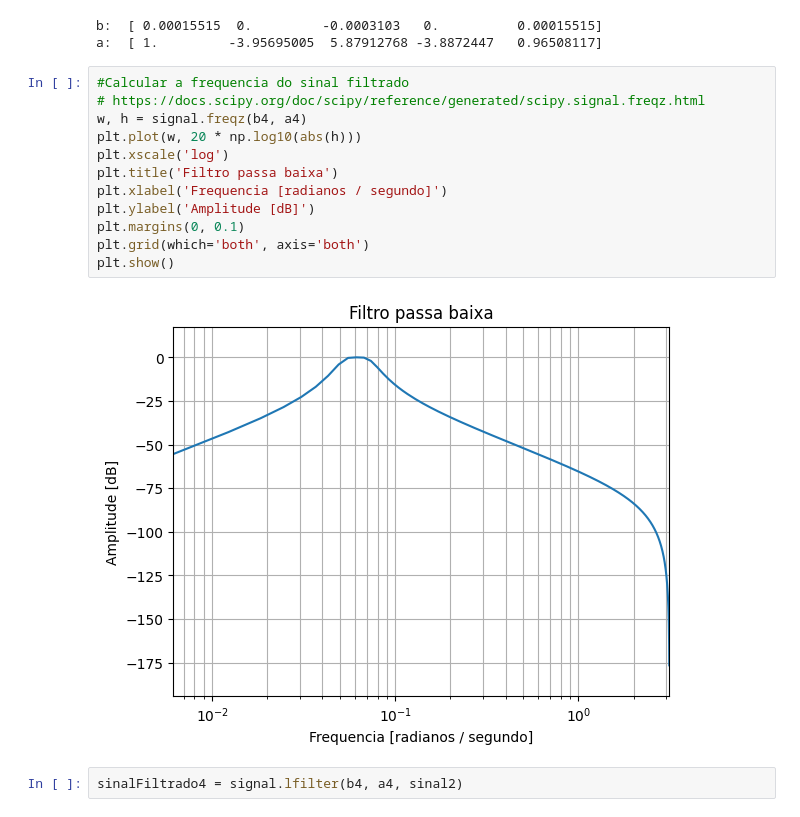
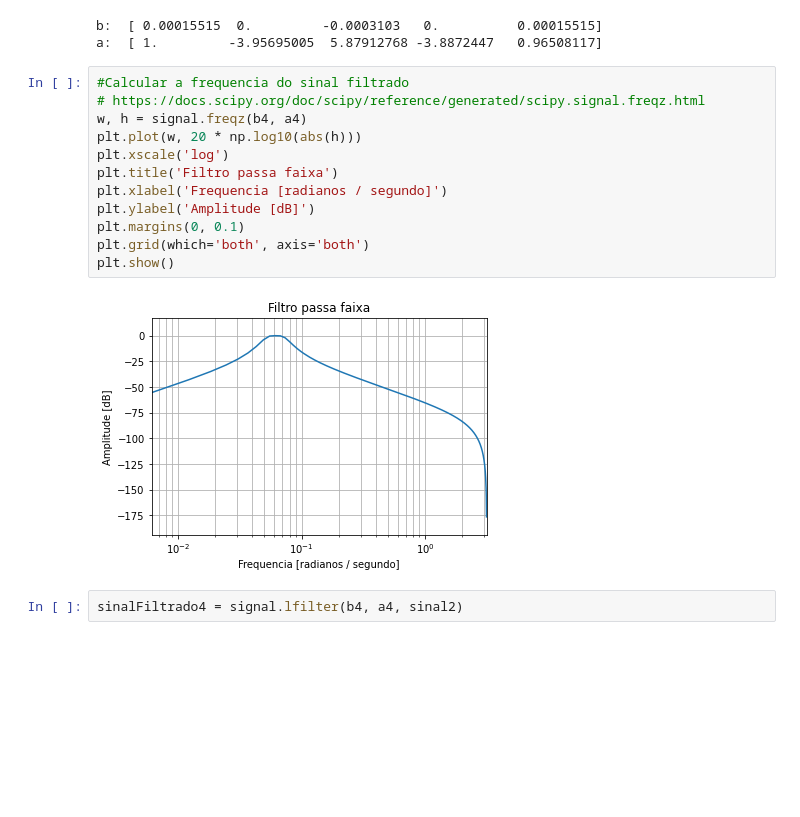
Before and after one commit to JoaoYukio/PCO119, a Jupyter notebook: Atividade 7/Atividade7.ipynb, the cells around one changed output. Saved outputs shown, nothing was run; the diff lists cells and outputs as text; blank space fills up the shorter version.

Commit message:
Added images

```diff
--- a/Atividade 7/Atividade7.ipynb
+++ b/Atividade 7/Atividade7.ipynb
@@ -227,17 +227,17 @@ a:  [ 1.         -3.95695005  5.87912768 -3.8872447   0.96508117]
 # %%
 #Calcular a frequencia do sinal filtrado
 # https://docs.scipy.org/doc/scipy/reference/generated/scipy.signal.freqz.html
 w, h = signal.freqz(b4, a4)
 plt.plot(w, 20 * np.log10(abs(h)))
 plt.xscale('log')
-plt.title('Filtro passa baixa')
+plt.title('Filtro passa faixa')
 plt.xlabel('Frequencia [radianos / segundo]')
 plt.ylabel('Amplitude [dB]')
 plt.margins(0, 0.1)
 plt.grid(which='both', axis='both')
 plt.show()
 # %% [output]
-[figure, old version]
+[figure, new version]
 # %%
 sinalFiltrado4 = signal.lfilter(b4, a4, sinal2)
 # %%
```
Also changed, not shown: parts of 38 cells of this notebook, 17 other files.
